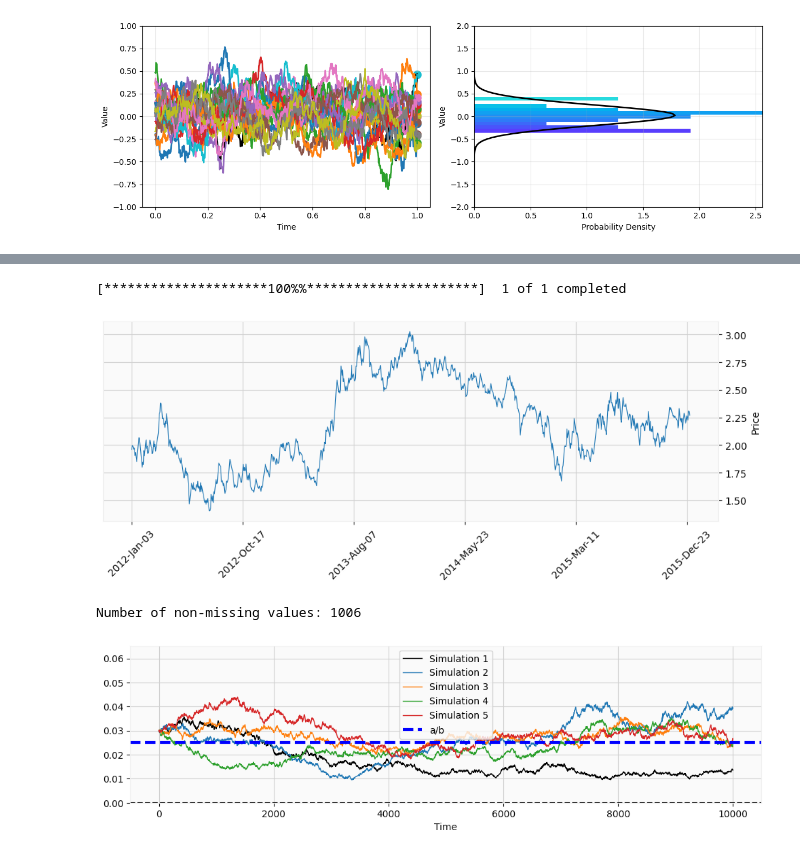
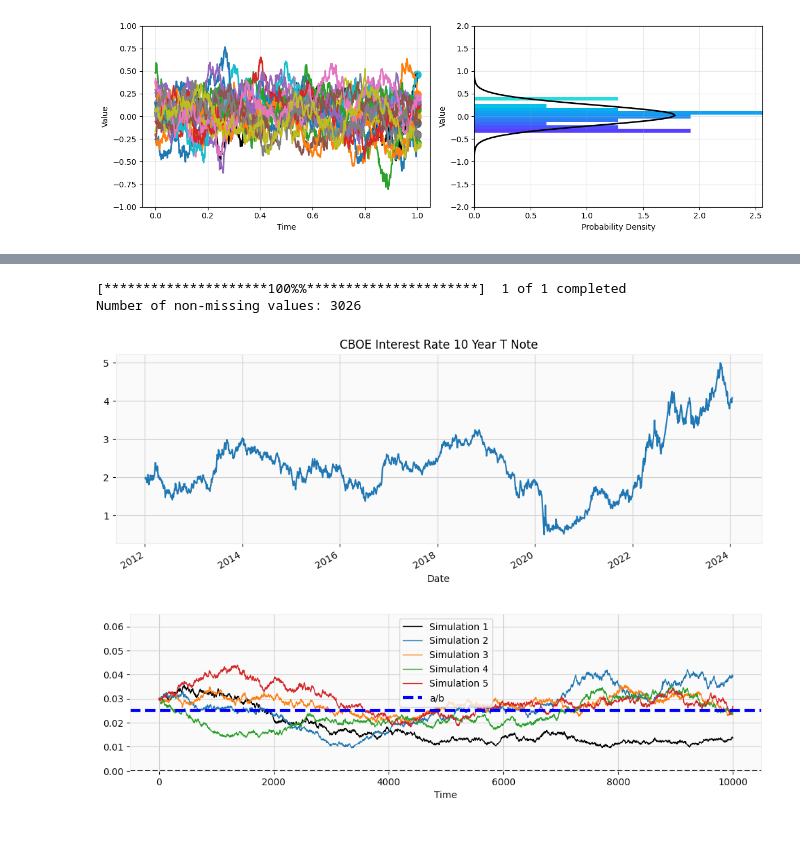
Before and after one commit to laic0022/FN6813-Interest-Rate-Derivatives, a Jupyter notebook: 1. Short Rates and Bond Pricing/ST_MRM.ipynb, the cells around one changed output, grey strips where cells are left out. Drawn from its saved outputs; the diff is of its cells as text; code cells hidden in the pictures.

```diff
--- a/1. Short Rates and Bond Pricing/ST_MRM.ipynb
+++ b/1. Short Rates and Bond Pricing/ST_MRM.ipynb
@@ -107,27 +124,28 @@ plt.show()
 # %%
+import numpy as np
+import matplotlib.pyplot as plt
+import pandas as pd
 import yfinance as yf
-import mplfinance as mpf
 
-# Download historical stock data
+# Download historical yield data
 symbol = "^TNX"
 start_date = "2012-01-01"
-end_date = "2016-01-01"
+end_date = "2024-01-17"
 data = yf.download(symbol, start=start_date, end=end_date)
 
 # Extract adjusted closing prices and remove missing values
-rate = data[['Open', 'High', 'Low', 'Close']].dropna()
+rate_df = data[['Open', 'High', 'Low', 'Adj Close']].dropna()
 
-# Plotting the candlestick chart
-mpf.plot(rate, type='line', style='yahoo', figsize=(12, 4))
-# type = 'candle'
+# Plotting the chart
+rate_df['Adj Close'].plot(figsize=(12,4), title='CBOE Interest Rate 10 Year T Note')
 
 # Get the length of non-missing values
-n = len(rate)
+n = len(rate_df)
 print("Number of non-missing values:", n)
 # %% [output]
 [*********************100%%**********************]  1 of 1 completed
+Number of non-missing values: 3026
-[figure, old version]
+[figure, new version]
-Number of non-missing values: 1006
 # %%
 N = 10000
 t = np.arange(N)
```
Also changed, not shown: parts of 9 cells of this notebook.
